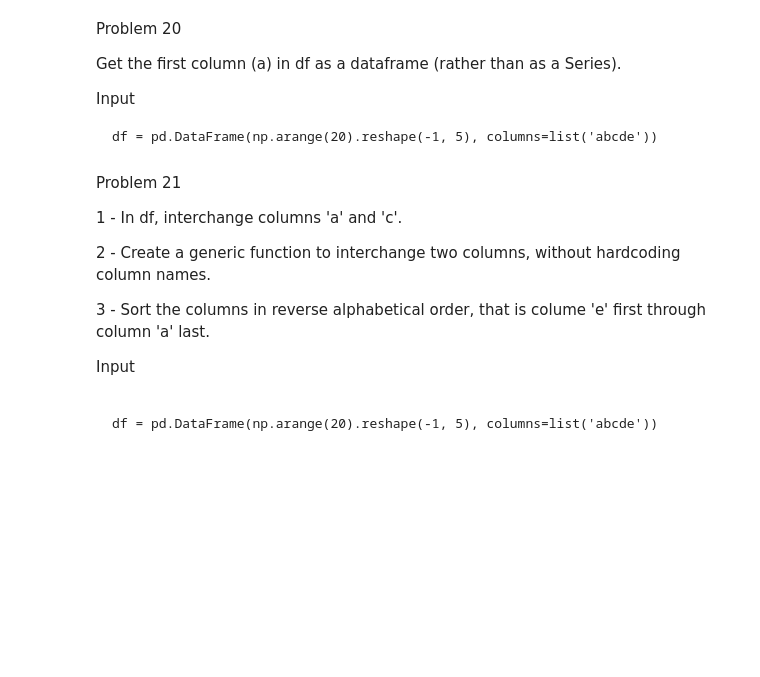
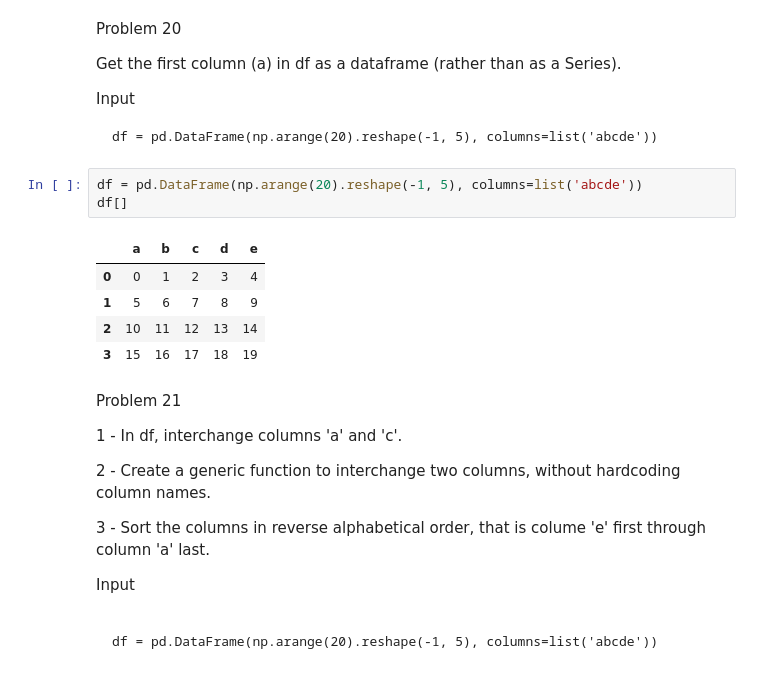
Before and after one commit to mhassandata/piaic_assignments, a Jupyter notebook: Pandas/Pandas_Assignment(n).ipynb, the cells around one changed output. Cells and saved outputs as stored; diff of their text form; blank space fills up the shorter version.

````diff
--- a/Pandas/Pandas_Assignment(n).ipynb
+++ b/Pandas/Pandas_Assignment(n).ipynb
@@ -563,6 +606,15 @@ Input
 ```
 df = pd.DataFrame(np.arange(20).reshape(-1, 5), columns=list('abcde'))
 ```
+# %%
+df = pd.DataFrame(np.arange(20).reshape(-1, 5), columns=list('abcde'))
+df[]
+# %% [output]
+|  | a | b | c | d | e |
+| 0 | 0 | 1 | 2 | 3 | 4 |
+| 1 | 5 | 6 | 7 | 8 | 9 |
+| 2 | 10 | 11 | 12 | 13 | 14 |
+| 3 | 15 | 16 | 17 | 18 | 19 |
 # %% [markdown]
 Problem 21
 
````
Also changed, not shown: parts of 3 cells of this notebook.
